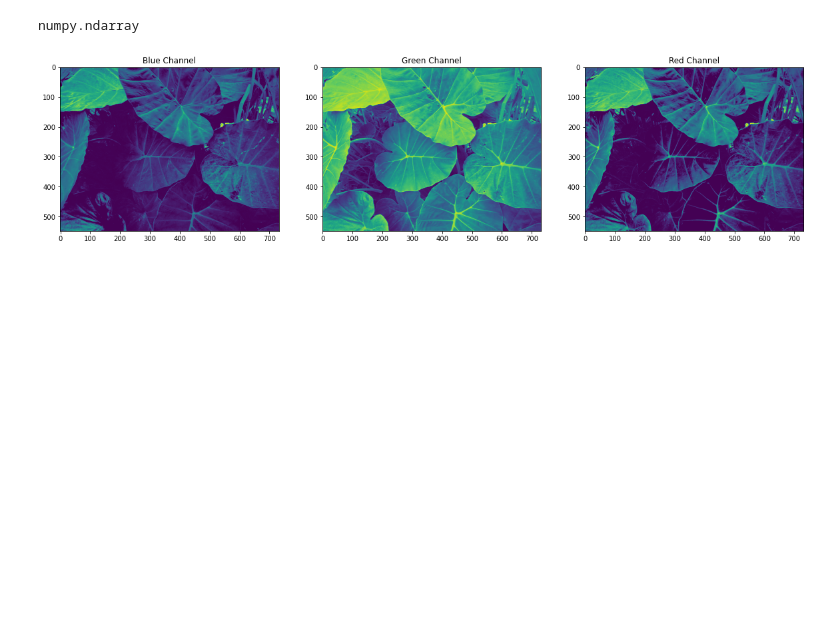
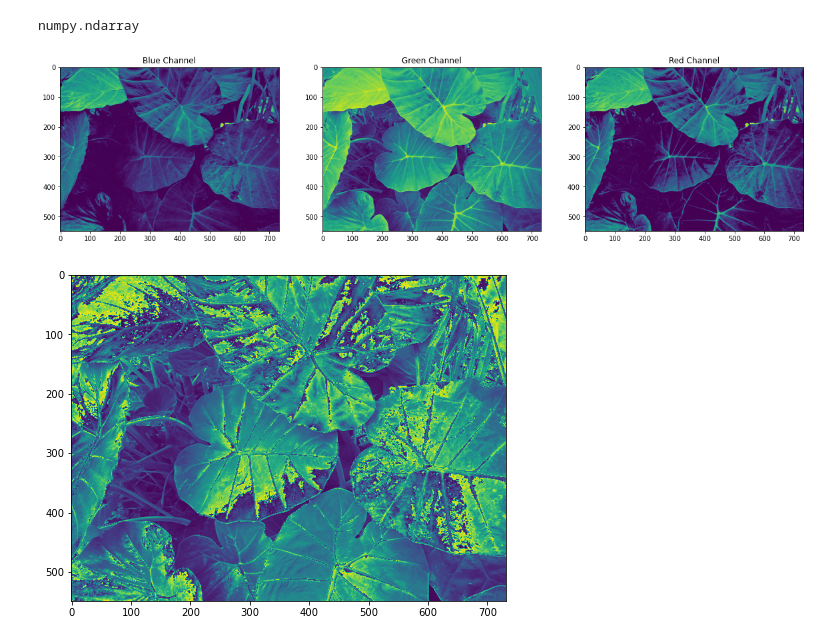
Before and after one commit to mfatihp/image-processing, a Jupyter notebook: rgb_to_gray.ipynb, the cells around one changed output. Drawn from its saved outputs; the diff is of its cells as text; code cells hidden in the pictures; blank space fills up the shorter version.

Commit message:
Added grayscale function

```diff
--- a/rgb_to_gray.ipynb
+++ b/rgb_to_gray.ipynb
@@ -39,3 +39,19 @@ ax3.set_title("Red Channel")
 plt.show()
 # %% [output]
 [figure]
+# %%
+def grayscale(x):
+
+    b = x[:,:,0]
+    g = x[:,:,1]
+    r = x[:,:,2]
+
+    gray = np.divide(np.add(np.add(b, g), r), 3)
+
+    return gray
+
+plt.figure(figsize=(11,6))
+plt.imshow(grayscale(image))
+plt.show()
+# %% [output]
+[figure, added]
```
